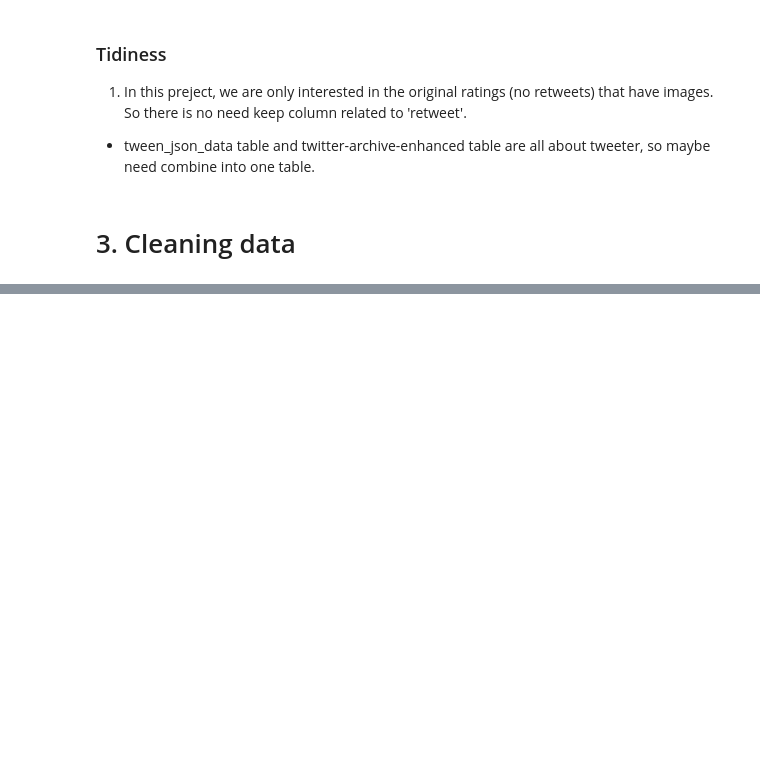
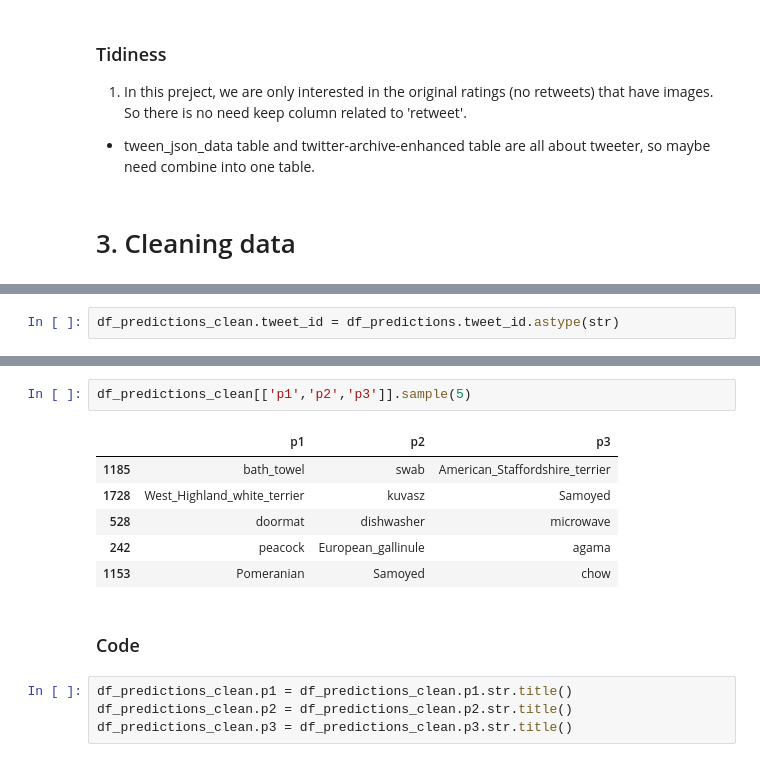
Before and after one commit to EllenZhangYarong/DataScience, a Jupyter notebook: DAND/CapstoneProjects/Project3_Twitter_WeRateDogs/wrangle_act.ipynb, the cells around one changed output, grey strips where cells are left out. Cells and saved outputs as stored; diff of their text form; blank space fills up the shorter version.

```diff
--- a/DAND/CapstoneProjects/Project3_Twitter_WeRateDogs/wrangle_act.ipynb
+++ b/DAND/CapstoneProjects/Project3_Twitter_WeRateDogs/wrangle_act.ipynb
@@ -438,0 +556,2 @@ df_predictions[df_predictions.tweet_id.duplicated()]
+# %%
+df_predictions_clean.tweet_id = df_predictions.tweet_id.astype(str)
@@ -438,0 +658,15 @@ df_predictions[df_predictions.tweet_id.duplicated()]
+# %%
+df_predictions_clean[['p1','p2','p3']].sample(5)
+# %% [output]
+|  | p1 | p2 | p3 |
+| 1185 | bath_towel | swab | American_Staffordshire_terrier |
+| 1728 | West_Highland_white_terrier | kuvasz | Samoyed |
+| 528 | doormat | dishwasher | microwave |
+| 242 | peacock | European_gallinule | agama |
+| 1153 | Pomeranian | Samoyed | chow |
+# %% [markdown]
+### Code
+# %%
+df_predictions_clean.p1 = df_predictions_clean.p1.str.title()
+df_predictions_clean.p2 = df_predictions_clean.p2.str.title()
+df_predictions_clean.p3 = df_predictions_clean.p3.str.title()
```
Also changed, not shown: parts of 55 cells of this notebook, 4 other files.
